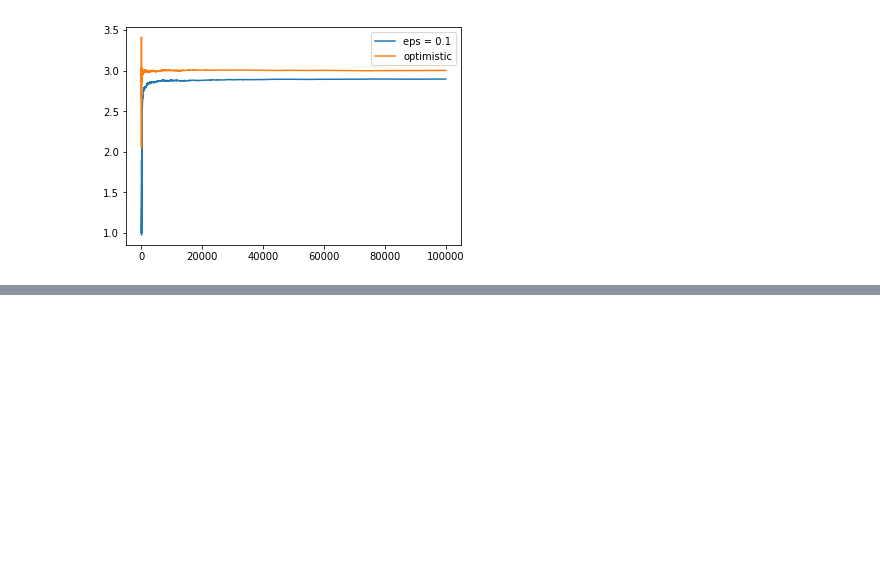
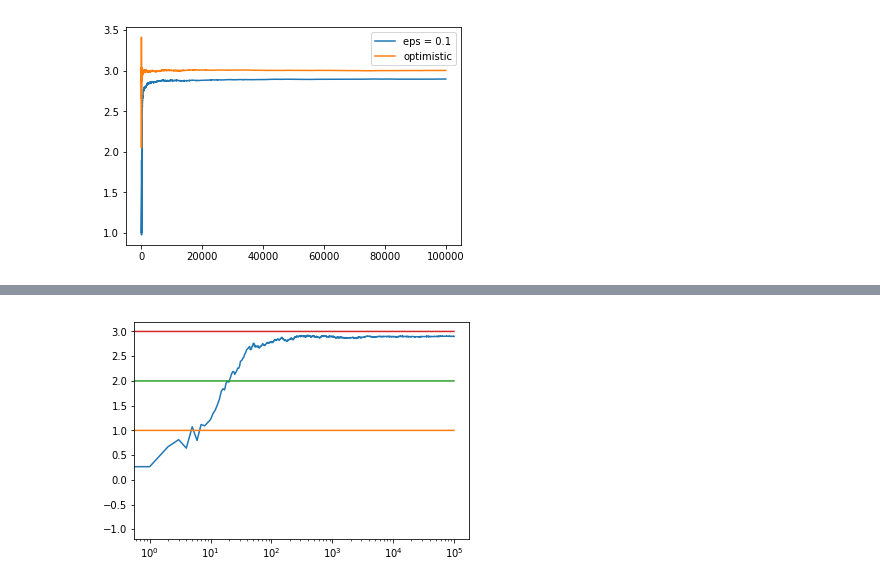
Before and after one commit to cyrussafaie/Reinforcement_Learning, a Jupyter notebook: Epsilon_Greedy.ipynb, the cells around one changed output, grey strips where cells are left out. Cells and saved outputs as stored; diff of their text form; code cells hidden in the pictures; blank space fills up the shorter version.

```diff
--- a/Epsilon_Greedy.ipynb
+++ b/Epsilon_Greedy.ipynb
@@ -186,0 +189,83 @@ if __name__ == '__main__':
+# %%
+# https://deeplearningcourses.com/c/artificial-intelligence-reinforcement-learning-in-python
+# https://www.udemy.com/artificial-intelligence-reinforcement-learning-in-python
+# https://books.google.ca/books?id=_ATpBwAAQBAJ&lpg=PA201&ots=rinZM8jQ6s&dq=hoeffding%20bound%20gives%20probability%20%22greater%20than%201%22&pg=PA201#v=onepage&q&f=false
+from __future__ import print_function, division
+from builtins import range
+# Note: you may need to update your version of future
+# sudo pip install -U future
+
+import numpy as np
+import matplotlib.pyplot as plt
+from comparing_epsilons import run_experiment as run_experiment_eps
+
+
+class Bandit:
+  def __init__(self, m):
+    self.m = m
+    self.mean = 0
+    self.N = 0
+
+  def pull(self):
+    return np.random.randn() + self.m
+
+  def update(self, x):
+    self.N += 1
+    self.mean = (1 - 1.0/self.N)*self.mean + 1.0/self.N*x
+
+
+def ucb(mean, n, nj):
+  if nj == 0:
+    return float('inf')
+  return mean + np.sqrt(2*np.log(n) / nj)
+
+
+def run_experiment(m1, m2, m3, N):
+  bandits = [Bandit(m1), Bandit(m2), Bandit(m3)]
+
+  data = np.empty(N)
+
+  for i in range(N):
+    j = np.argmax([ucb(b.mean, i+1, b.N) for b in bandits])
+    x = bandits[j].pull()
+    bandits[j].update(x)
+
+    # for the plot
+    data[i] = x
+  cumulative_average = np.cumsum(data) / (np.arange(N) + 1)
+
+  # for b in bandits:
+  #   print("bandit nj:", b.N)
+
+  # plot moving average ctr
+  plt.plot(cumulative_average)
+  plt.plot(np.ones(N)*m1)
+  plt.plot(np.ones(N)*m2)
+  plt.plot(np.ones(N)*m3)
+  plt.xscale('log')
+  plt.show()
+
+  # for b in bandits:
+  #   print(b.mean)
+
+  return cumulative_average
+
+if __name__ == '__main__':
+  eps = run_experiment_eps(1.0, 2.0, 3.0, 0.1, 100000)
+  ucb = run_experiment(1.0, 2.0, 3.0, 100000)
+
+  # log scale plot
+  plt.plot(eps, label='eps = 0.1')
+  plt.plot(ucb, label='ucb1')
+  plt.legend()
+  plt.xscale('log')
+  plt.show()
+
+
+  # linear plot
+  plt.plot(eps, label='eps = 0.1')
+  plt.plot(ucb, label='ucb1')
+  plt.legend()
+  plt.show()
+# %% [output]
+[figure, added]
```
Also changed, not shown: parts of 2 cells of this notebook.
